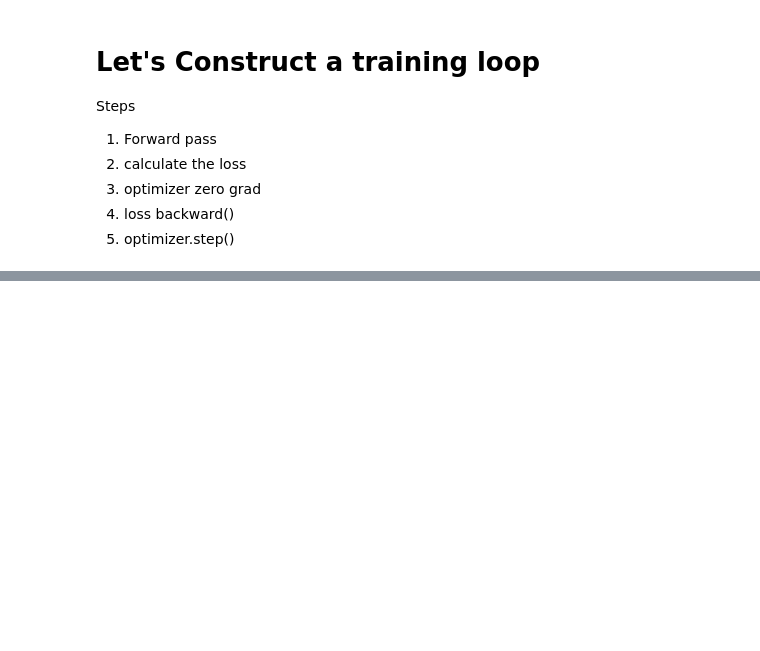
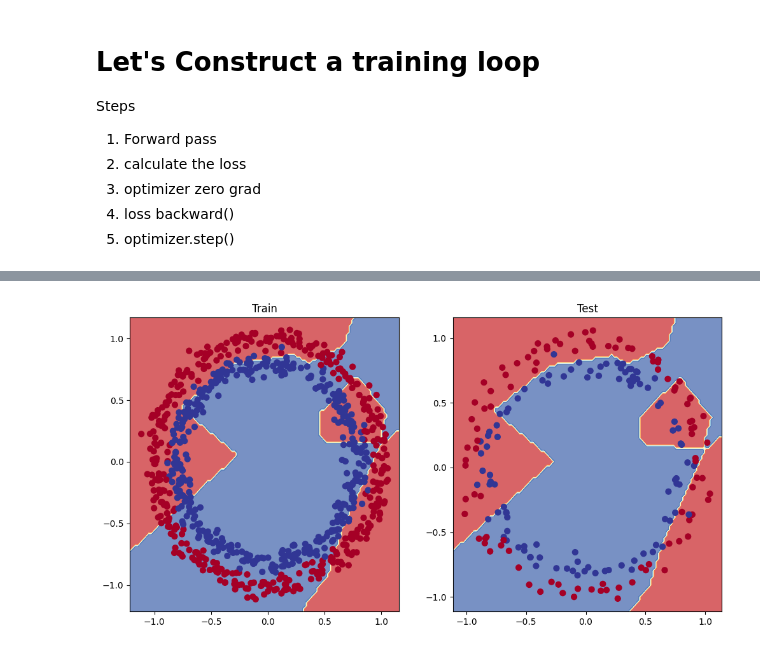
Before and after one commit to Amr-Abdellatif/learn-deep-learning-using-pytorch, a Jupyter notebook: videos_walkthrough/02_starting_pytorch_classification_video.ipynb, the cells around one changed output, grey strips where cells are left out. Saved outputs shown, nothing was run; the diff lists cells and outputs as text; code cells hidden in the pictures; blank space fills up the shorter version.

```diff
--- a/videos_walkthrough/02_starting_pytorch_classification_video.ipynb
+++ b/videos_walkthrough/02_starting_pytorch_classification_video.ipynb
@@ -323,0 +485,4 @@ ModuleNotFoundError: No module named 'helper_functions'
+# %%
+loss_fn = nn.BCEWithLogitsLoss()
+
+optimizer = torch.optim.SGD(params=model_2.parameters(), lr = 0.01)
@@ -323,0 +565,11 @@ ModuleNotFoundError: No module named 'helper_functions'
+# %%
+# plot decision boundaries for training and test set
+plt.figure(figsize=(12,6))
+plt.subplot(1,2,1)
+plt.title("Train")
+plot_decision_boundary(model_2,X_train,y_train)
+plt.subplot(1,2,2)
+plt.title("Test")
+plot_decision_boundary(model_2,X_test,y_test)
+# %% [output]
+[figure, added]
```
Also changed, not shown: parts of 13 cells of this notebook, 3 other files.
